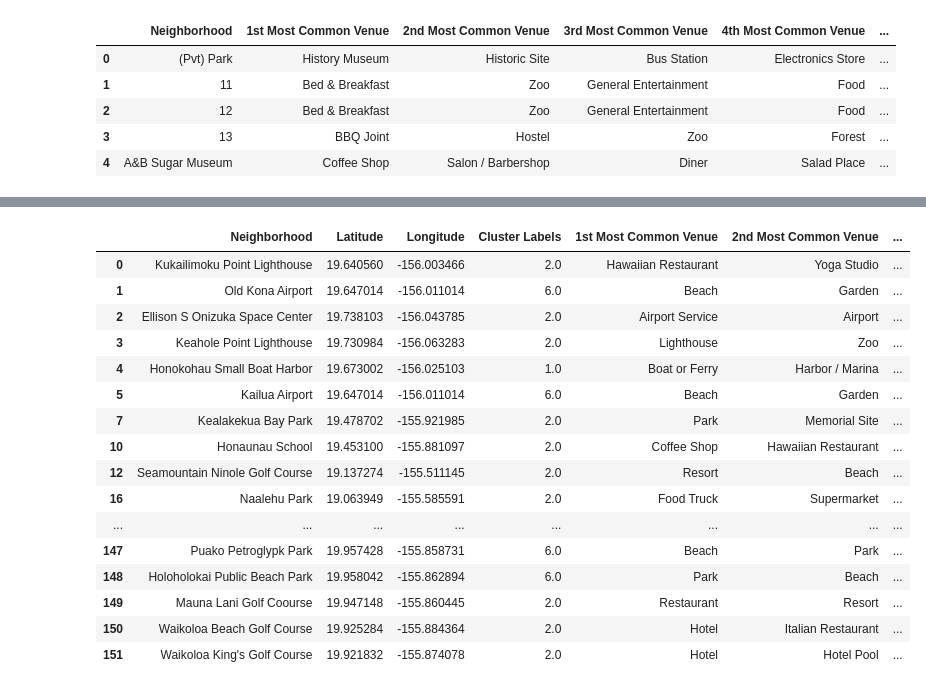
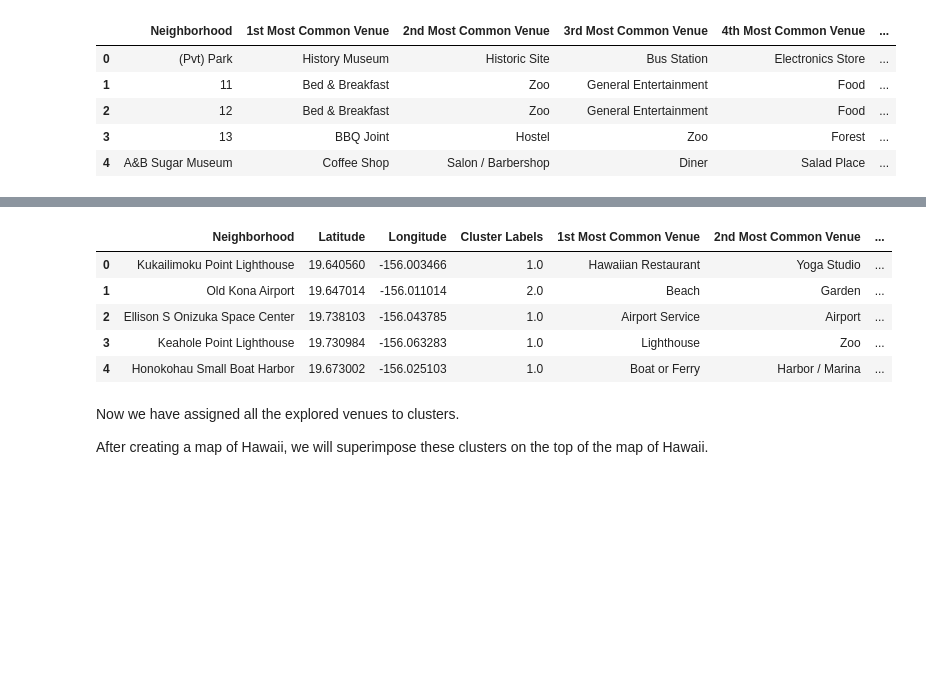
Before and after one commit to Debaparna-Goswami/Coursera_Capstone, a Jupyter notebook: Battle_of_neighborhoods.ipynb, the cells around one changed output, grey strips where cells are left out. Saved outputs shown, nothing was run; the diff lists cells and outputs as text; code cells hidden in the pictures; blank space fills up the shorter version.

```diff
--- a/Battle_of_neighborhoods.ipynb
+++ b/Battle_of_neighborhoods.ipynb
@@ -161,7 +153,7 @@ neighborhoods
 # %% [output]
 |  | Neighborhood | Latitude | Longitude |
 # %%
-for data in neighborhoods_data:
+for data in neighborhood_data:
     neighborhood_name = data['properties']['NAME']
 
     neighborhood_latlon = data['geometry']['coordinates']
@@ -584,7 +576,7 @@ def return_most_common_venues(row, num_top_venues):
 
     return row_categories_sorted.index.values[0:num_top_venues]
 # %%
-num_top_venues = 10
+num_top_venues = 15
 
 indicators = ['st', 'nd', 'rd']
 
@@ -612,7 +604,7 @@ neighborhoods_venues_sorted.head()
 | 3 | 13 | BBQ Joint | Hostel | Zoo | Forest | ... |
 | 4 | A&B Sugar Museum | Coffee Shop | Salon / Barbershop | Diner | Salad Place | ... |
 # %%
-kclusters = 9
+kclusters = 6
 
 hawaii_grouped_clustering = hawaii_grouped.drop('Neighborhood', 1)
 
@@ -626,12 +618,12 @@ array([2, 4, 4, 0, 2, 2, 2, 1, 2, 1], dtype=int32)
 # %%
 # add clustering labels
-# neighborhoods_venues_sorted.insert(0, 'Cluster Labels', kmeans.labels_)
+neighborhoods_venues_sorted.insert(0, 'Cluster Labels', kmeans.labels_)
 
 hawaii_merged = neighborhoods
 
 # merge toronto_grouped with toronto_data to add latitude/longitude for each neighborhood
 hawaii_merged =hawaii_merged.join(neighborhoods_venues_sorted.set_index('Neighborhood'), on='Neighborhood')
 
-hawaii_merged # check the last columns!
+hawaii_merged.tail() # check the last columns!
 # %% [output]
 |  | Neighborhood | Latitude | Longitude | Cluster Labels | 1st Most Common Venue | 2nd Most Common Venue | ... |
@@ -654,24 +637,18 @@ hawaii_merged # check the last columns!
 # %%
+# Dropping empty cells.
 hawaii_merged.dropna(axis = 0,inplace  = True)
-hawaii_merged.head(130)
+hawaii_merged.head()
 # %% [output]
 |  | Neighborhood | Latitude | Longitude | Cluster Labels | 1st Most Common Venue | 2nd Most Common Venue | ... |
-| 0 | Kukailimoku Point Lighthouse | 19.640560 | -156.003466 | 2.0 | Hawaiian Restaurant | Yoga Studio | ... |
-| 1 | Old Kona Airport | 19.647014 | -156.011014 | 6.0 | Beach | Garden | ... |
-| 2 | Ellison S Onizuka Space Center | 19.738103 | -156.043785 | 2.0 | Airport Service | Airport | ... |
-| 3 | Keahole Point Lighthouse | 19.730984 | -156.063283 | 2.0 | Lighthouse | Zoo | ... |
+| 0 | Kukailimoku Point Lighthouse | 19.640560 | -156.003466 | 1.0 | Hawaiian Restaurant | Yoga Studio | ... |
+| 1 | Old Kona Airport | 19.647014 | -156.011014 | 2.0 | Beach | Garden | ... |
+| 2 | Ellison S Onizuka Space Center | 19.738103 | -156.043785 | 1.0 | Airport Service | Airport | ... |
+| 3 | Keahole Point Lighthouse | 19.730984 | -156.063283 | 1.0 | Lighthouse | Zoo | ... |
 | 4 | Honokohau Small Boat Harbor | 19.673002 | -156.025103 | 1.0 | Boat or Ferry | Harbor / Marina | ... |
-| 5 | Kailua Airport | 19.647014 | -156.011014 | 6.0 | Beach | Garden | ... |
-| 7 | Kealakekua Bay Park | 19.478702 | -155.921985 | 2.0 | Park | Memorial Site | ... |
-| 10 | Honaunau School | 19.453100 | -155.881097 | 2.0 | Coffee Shop | Hawaiian Restaurant | ... |
-| 12 | Seamountain Ninole Golf Course | 19.137274 | -155.511145 | 2.0 | Resort | Beach | ... |
-| 16 | Naalehu Park | 19.063949 | -155.585591 | 2.0 | Food Truck | Supermarket | ... |
-| ... | ... | ... | ... | ... | ... | ... | ... |
-| 147 | Puako Petroglypk Park | 19.957428 | -155.858731 | 6.0 | Beach | Park | ... |
-| 148 | Holoholokai Public Beach Park | 19.958042 | -155.862894 | 6.0 | Park | Beach | ... |
-| 149 | Mauna Lani Golf Coourse | 19.947148 | -155.860445 | 2.0 | Restaurant | Resort | ... |
-| 150 | Waikoloa Beach Golf Course | 19.925284 | -155.884364 | 2.0 | Hotel | Italian Restaurant | ... |
-| 151 | Waikoloa King's Golf Course | 19.921832 | -155.874078 | 2.0 | Hotel | Hotel Pool | ... |
+# %% [markdown]
+Now we have assigned all the explored venues to clusters.
+
+After creating a map of Hawaii, we will superimpose these clusters on the top of the map of Hawaii.
 # %%
 #create map
 map_clusters = folium.Map(location=[Latitude, Longitude], zoom_start=10)
```
Also changed, not shown: parts of 10 cells of this notebook.
